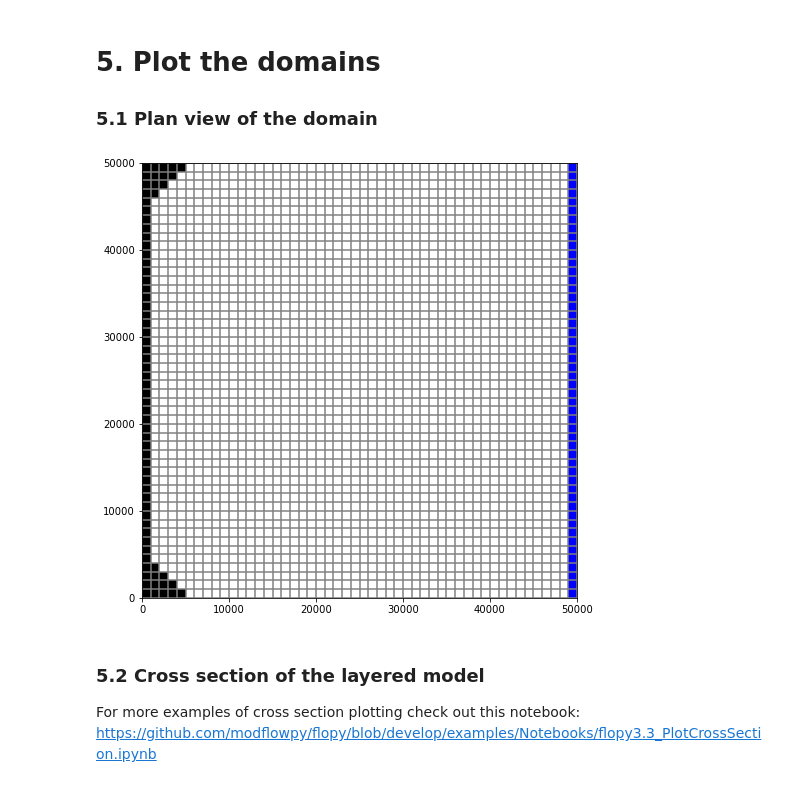
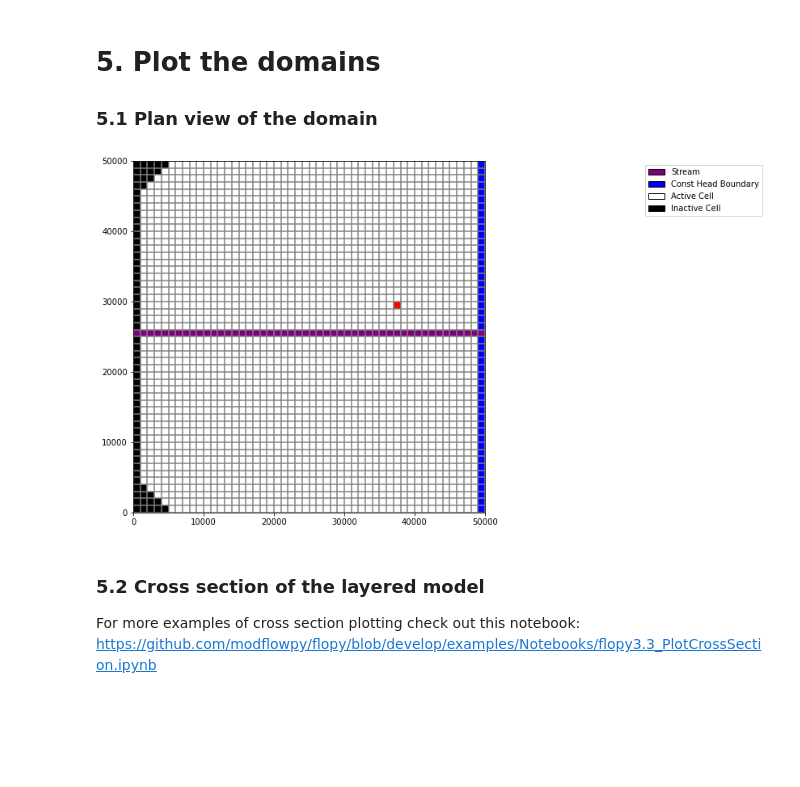
Before and after one commit to GW-modelling-Spring2022/homework-david-edu-morales, a Jupyter notebook: Working/HW12_WatershedModel/project2.ipynb, the cells around one changed output. Cells and saved outputs as stored; diff of their text form; code cells hidden in the pictures; blank space fills up the shorter version.

```diff
--- a/Working/HW12_WatershedModel/project2.ipynb
+++ b/Working/HW12_WatershedModel/project2.ipynb
@@ -578,12 +575,19 @@ FloPy is using the following executable to run the model: ../../mf2005.exe
 # %%
 fig = plt.figure(figsize=(8, 8))
 ax = fig.add_subplot(1, 1, 1, aspect='equal')
 mapview = flopy.plot.PlotMapView(model=m3)
 ibound = mapview.plot_ibound()
-#wel = mapview.plot_bc("WEL")
+str_m = mapview.plot_bc("STR")
+wel = mapview.plot_bc("WEL")
+plt.legend(handles=[mp.patches.Patch(color='purple',label='Stream',ec='black'),
+                   mp.patches.Patch(color='blue',label='Const Head Boundary',ec='black'),
+                   mp.patches.Patch(color='white',label='Active Cell',ec='black'),
+                   mp.patches.Patch(color='black',label='Inactive Cell',ec='black')],
+                   bbox_to_anchor=(1.8,1.0))
 linecollection = mapview.plot_grid()
+plt.show(mapview)
 # %% [output]
-[figure, old version]
+[figure, new version]
 # %% [markdown]
 ### 5.2 Cross section of the layered model
 For more examples of cross section plotting check out this notebook: https://github.com/modflowpy/flopy/blob/develop/examples/Notebooks/flopy3.3_PlotCrossSection.ipynb
```
Also changed, not shown: parts of 3 cells of this notebook, 1 other file.
